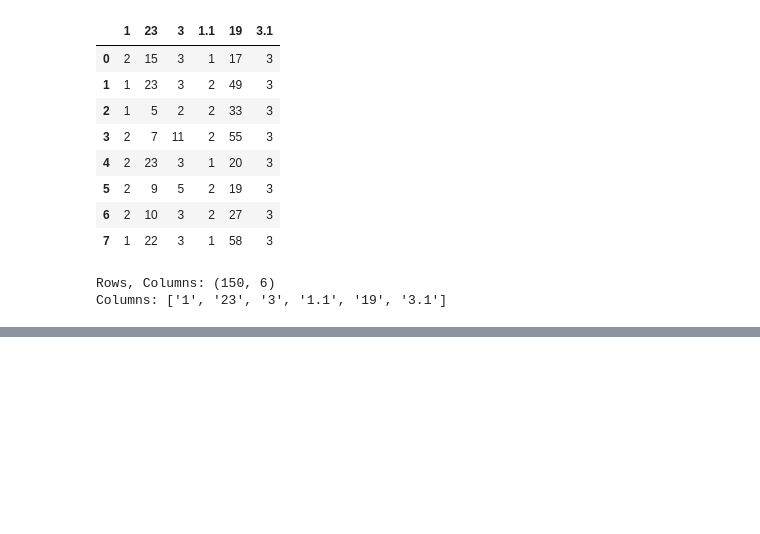
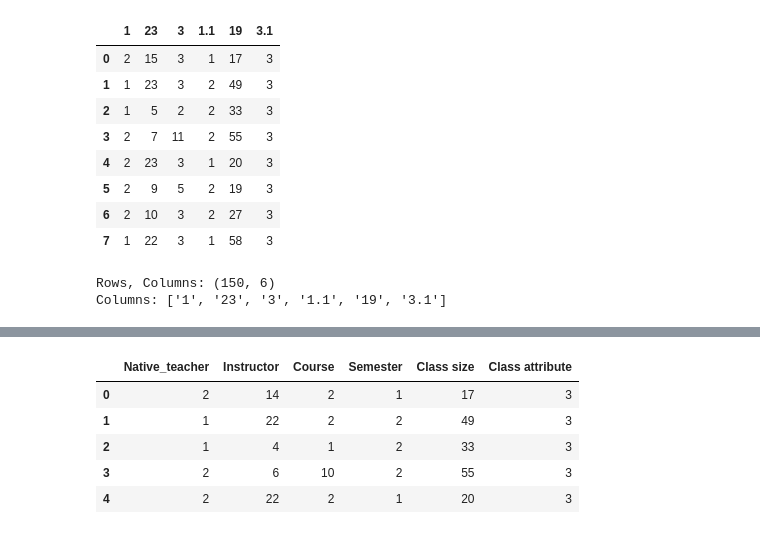
Before and after one commit to Chiyam-Chandar/Teaching-Assistant-Performance-Prediction, a Jupyter notebook: Teaching_Assistant_Performance_Prediction_project.ipynb, the cells around one changed output, grey strips where cells are left out. Saved outputs shown, nothing was run; the diff lists cells and outputs as text; code cells hidden in the pictures; blank space fills up the shorter version.

```diff
--- a/Teaching_Assistant_Performance_Prediction_project.ipynb
+++ b/Teaching_Assistant_Performance_Prediction_project.ipynb
@@ -123,0 +136,12 @@ Saved data_summary.txt
+# %%
+#This code fills missing numerical values using the median and
+#categorical values using the mode, then verifies that all missing data has been successfully handled
+
+df['Class size'] = df['Class size'].fillna(df['Class size'].median())
+
+df['Instructor'] = df['Instructor'].fillna(df['Instructor'].mode()[0])
+df['Course'] = df['Course'].fillna(df['Course'].mode()[0])
+df['Semester'] = df['Semester'].fillna(df['Semester'].mode()[0])
+df['Native_teacher'] = df['Native_teacher'].fillna(df['Native_teacher'].mode()[0])
+
+df.isnull().sum()
@@ -123,0 +157,18 @@ Saved data_summary.txt
+# %%
+#This code applies Label Encoding to convert categorical columns (Instructor and Course)
+#into numerical values and displays the updated dataset for verification.
+
+le = LabelEncoder()
+
+df['Instructor'] = le.fit_transform(df['Instructor'])
+df['Course'] = le.fit_transform(df['Course'])
+
+
+df.head()
+# %% [output]
+|  | Native_teacher | Instructor | Course | Semester | Class size | Class attribute |
+| 0 | 2 | 14 | 2 | 1 | 17 | 3 |
+| 1 | 1 | 22 | 2 | 2 | 49 | 3 |
+| 2 | 1 | 4 | 1 | 2 | 33 | 3 |
+| 3 | 2 | 6 | 10 | 2 | 55 | 3 |
+| 4 | 2 | 22 | 2 | 1 | 20 | 3 |
```
Also changed, not shown: parts of 18 cells of this notebook.
